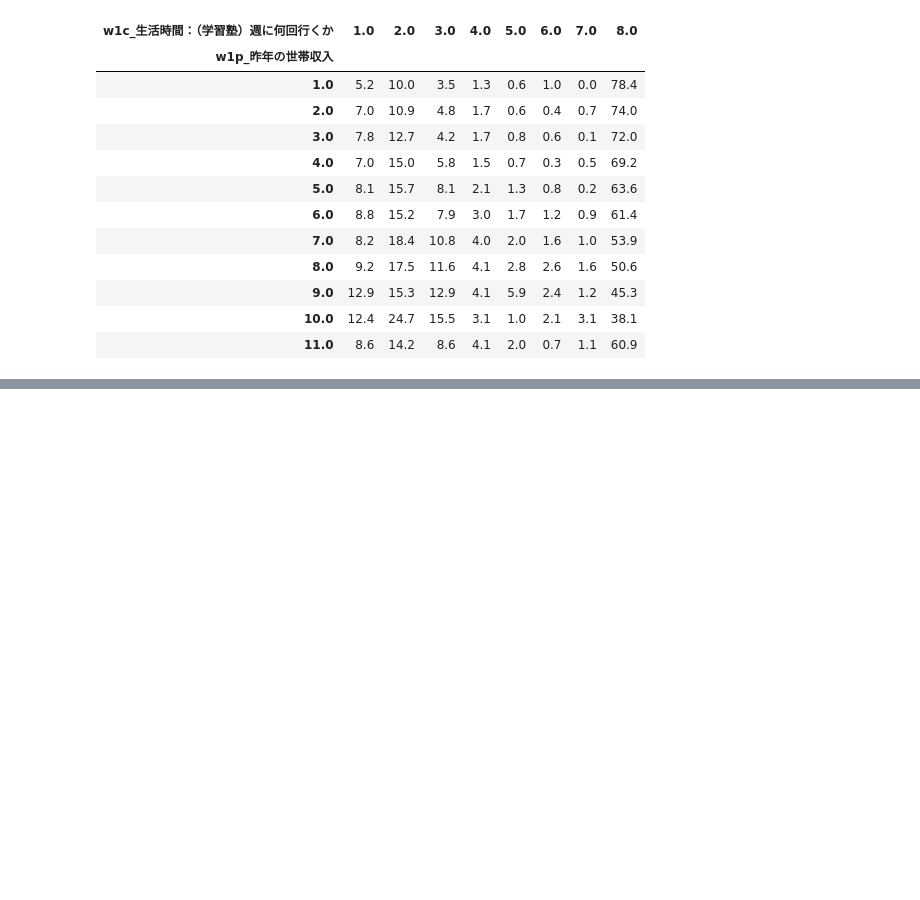
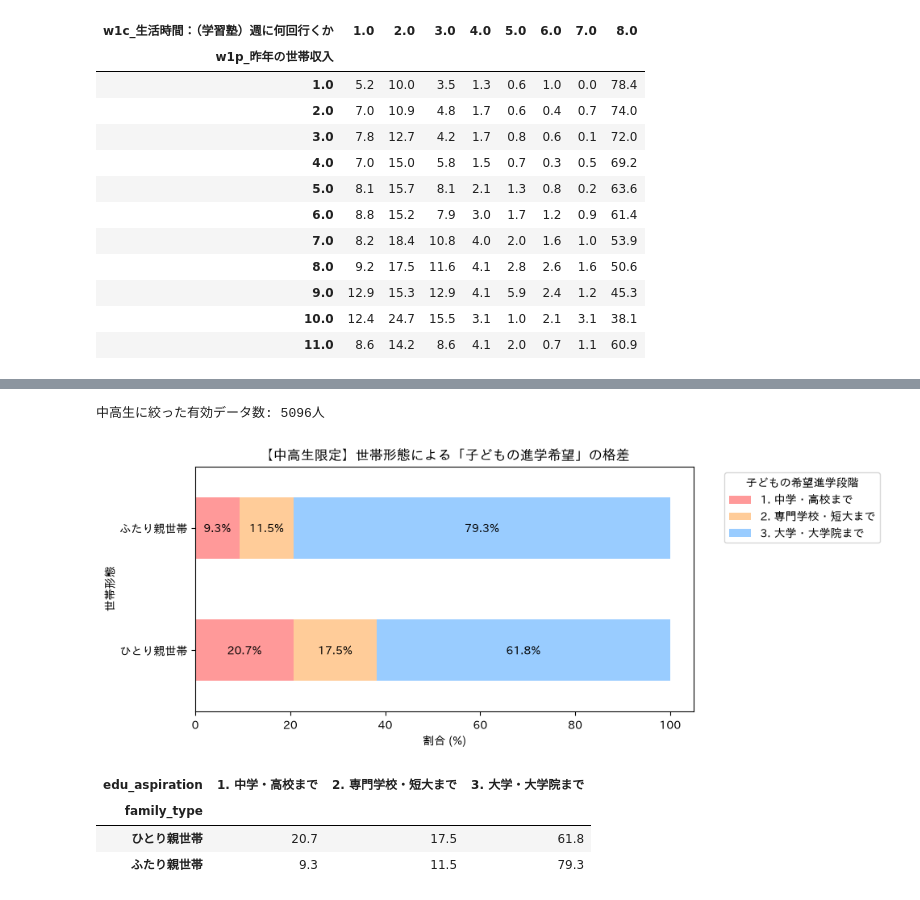
Before and after one commit to KyosukeNagai/DataScienceCompetition, a Jupyter notebook: Calculate.ipynb, the cells around one changed output, grey strips where cells are left out. Cells and saved outputs as stored; diff of their text form; code cells hidden in the pictures; blank space fills up the shorter version.

```diff
--- a/Calculate.ipynb
+++ b/Calculate.ipynb
@@ -142,0 +369,70 @@ round(cross_table, 1)
+# %%
+#＜親の人数と子供が希望する最終学歴＞
+
+# =========================================================
+# 修正版：「中高生」に絞った世帯形態と進学希望のクロス分析
+# =========================================================
+
+# 今度は「学年」の列も一緒に抽出します
+columns_edu_corr = [
+    'w6p_ 配偶者の有無',       # 1:いる, 2:いない
+    'w6c_ 将来の希望進学段階',
+    'w6学年'                  # 1〜6:小学, 7〜9:中学, 10〜12:高校
+]
+
+df_edu_corr = df[columns_edu_corr].copy()
+
+# 1. 「中学生・高校生（学年コード7以上）」だけにデータを絞り込む
+df_edu_corr = df_edu_corr[df_edu_corr['w6学年'] >= 7]
+
+# 2. 欠損値と未定の除外
+for col in columns_edu_corr:
+    df_edu_corr[col] = df_edu_corr[col].replace([7777, 8888, 9999], np.nan)
+df_edu_corr['w6c_ 将来の希望進学段階'] = df_edu_corr['w6c_ 将来の希望進学段階'].replace([8, 9], np.nan)
+df_edu_corr = df_edu_corr.dropna()
+
+print(f"中高生に絞った有効データ数: {len(df_edu_corr)}人")
+
+# ---------------------------------------------------------
+# データの加工
+# ---------------------------------------------------------
+df_edu_corr['family_type'] = df_edu_corr['w6p_ 配偶者の有無'].map({1.0: 'ふたり親世帯', 2.0: 'ひとり親世帯'})
+
+def group_education(x):
+    if x in [1, 2]:
+        return '1. 中学・高校まで'
+    elif x in [3, 4]:
+        return '2. 専門学校・短大まで'
+    elif x in [5, 6, 7]:
+        return '3. 大学・大学院まで'
+    return np.nan
+
+df_edu_corr['edu_aspiration'] = df_edu_corr['w6c_ 将来の希望進学段階'].apply(group_education)
+
+# ---------------------------------------------------------
+# グラフの描画
+# ---------------------------------------------------------
+cross_table_corr = pd.crosstab(df_edu_corr['family_type'], df_edu_corr['edu_aspiration'], normalize='index') * 100
+
+ax = cross_table_corr.plot(kind='barh', stacked=True, figsize=(10, 4), color=['#ff9999', '#ffcc99', '#99ccff'])
+plt.title('【中高生限定】世帯形態による「子どもの進学希望」の格差')
+plt.xlabel('割合 (%)')
+plt.ylabel('世帯形態')
+plt.legend(title='子どもの希望進学段階', bbox_to_anchor=(1.05, 1), loc='upper left')
+
+for n, x in enumerate([*cross_table_corr.index.values]):
+    for (proportion, x_loc) in zip(cross_table_corr.loc[x], cross_table_corr.loc[x].cumsum()):
+        if proportion > 5:
+            plt.text(x=x_loc - (proportion / 2), y=n, s=f'{proportion:.1f}%',
+                     color="black", fontsize=10, ha="center", va="center")
+plt.tight_layout()
+plt.show()
+
+display(round(cross_table_corr, 1))
+# %% [output]
+中高生に絞った有効データ数: 5096人
+[figure, added]
+| edu_aspiration | 1. 中学・高校まで | 2. 専門学校・短大まで | 3. 大学・大学院まで |
+| family_type |  |  |  |
+| ひとり親世帯 | 20.7 | 17.5 | 61.8 |
+| ふたり親世帯 | 9.3 | 11.5 | 79.3 |
```
Also changed, not shown: parts of 5 cells of this notebook, 1 other file.
